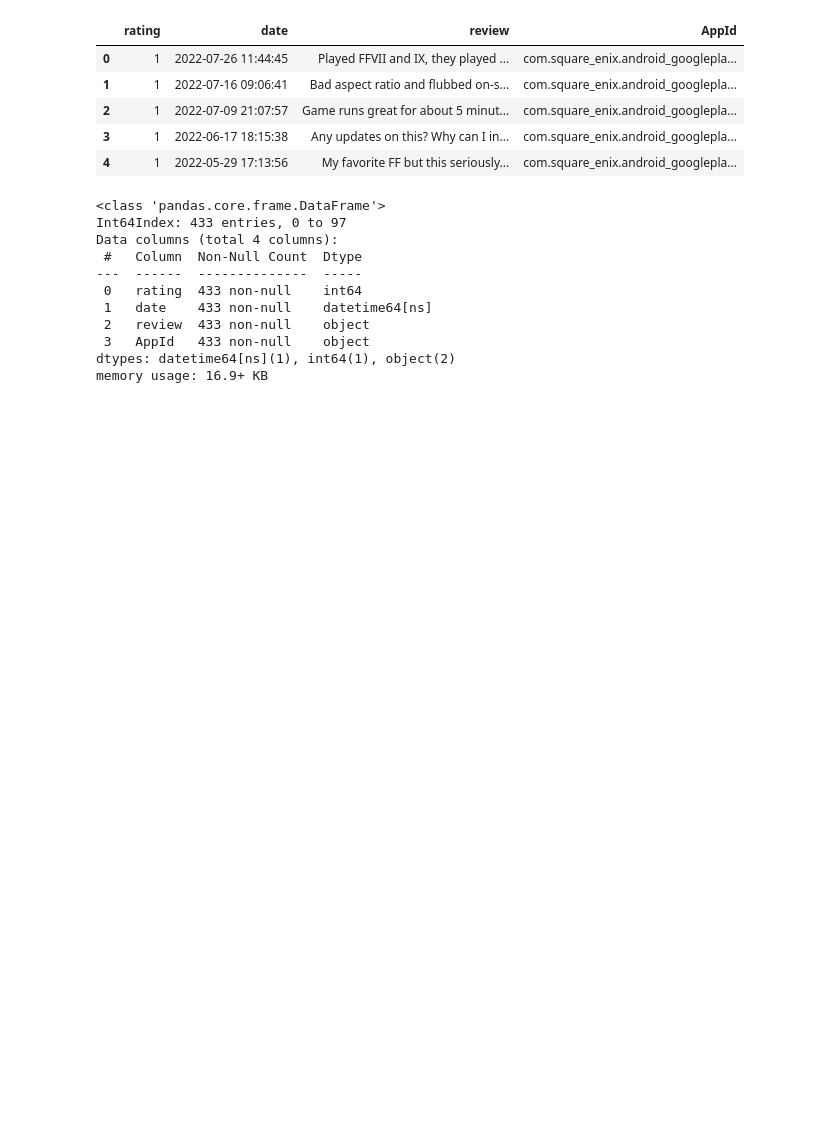
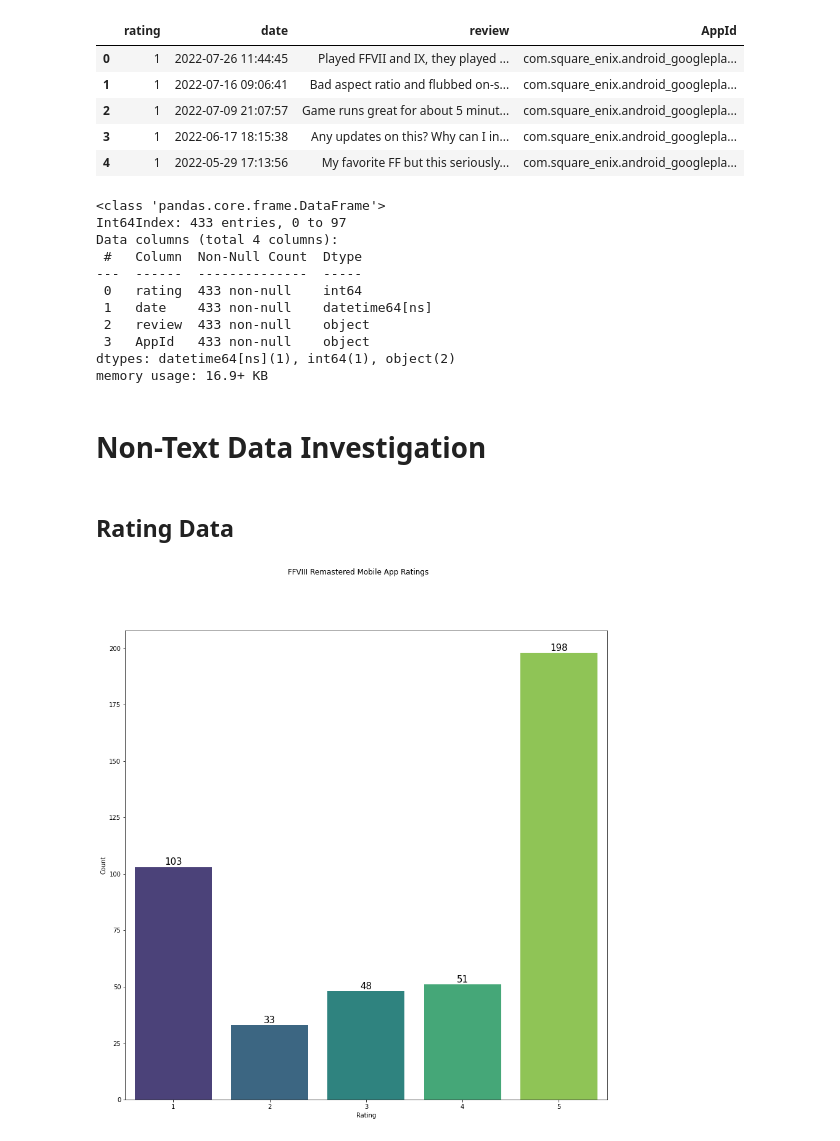
Before and after one commit to lammypi/Text, a Jupyter notebook: review-scraping-final-fantasy-viii-remastered.ipynb, the cells around one changed output. Cells and saved outputs as stored; diff of their text form; code cells hidden in the pictures; blank space fills up the shorter version.

Commit message:
Kaggle Notebook | Review Scraping: Final Fantasy VIII Remastered | Version 5

```diff
--- a/review-scraping-final-fantasy-viii-remastered.ipynb
+++ b/review-scraping-final-fantasy-viii-remastered.ipynb
@@ -331,0 +341,28 @@ all_reviews_df.to_csv('ff8_app_reviews', index=False)
+# %% [markdown]
+# Non-Text Data Investigation
+# %% [markdown]
+## Rating Data
+# %%
+# Chart distribution of ratings
+fig, ax=plt.subplots(figsize=(14,14))
+
+# Chart
+sns.countplot(data=all_reviews_df, x='rating', palette='viridis')
+fig.suptitle('FFVIII Remastered Mobile App Ratings') # Title
+ax.set_xlabel('Rating') # X-Axis title
+ax.set_ylabel('Count') # Y-Axis title
+
+# Bar annotations
+for p in ax.patches:
+    ax.annotate(format(p.get_height()),
+                (p.get_x() + p.get_width() / 2, p.get_height()),
+                ha='center',
+                va='center',
+                size=15,
+                xytext=(0, 8),
+                textcoords='offset points')
+
+# Show
+plt.show()
+# %% [output]
+[figure, added]
```
Also changed, not shown: parts of 11 cells of this notebook.
